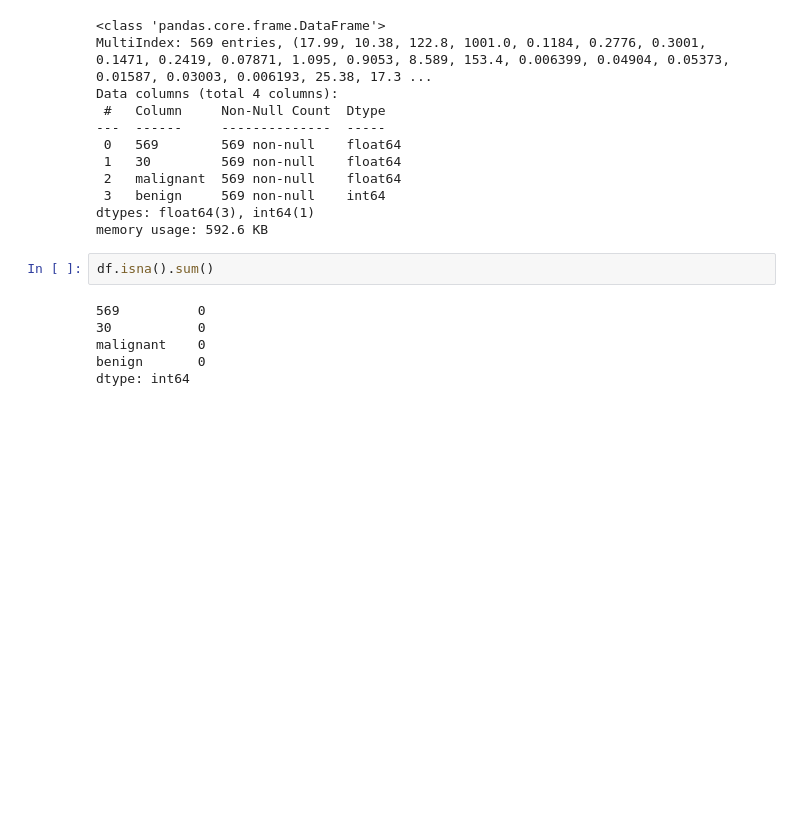
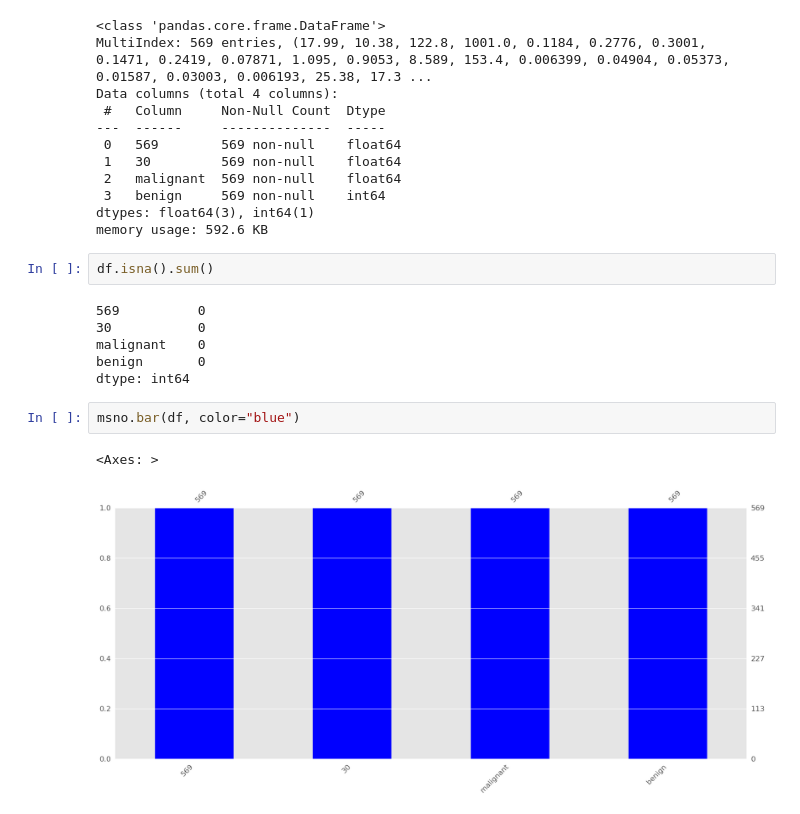
Before and after one commit to divyanshuxpandey/Breast_cancer_analysis, a Jupyter notebook: Breast_cancer_analysis.ipynb, the cells around one changed output. Cells and saved outputs as stored; diff of their text form; blank space fills up the shorter version.

```diff
--- a/Breast_cancer_analysis.ipynb
+++ b/Breast_cancer_analysis.ipynb
@@ -118,3 +118,8 @@ df.isna().sum()
 malignant    0
 benign       0
 dtype: int64
+# %%
+msno.bar(df, color="blue")
+# %% [output]
+<Axes: >
+[figure, added]
```
Also changed, not shown: parts of 2 cells of this notebook.
